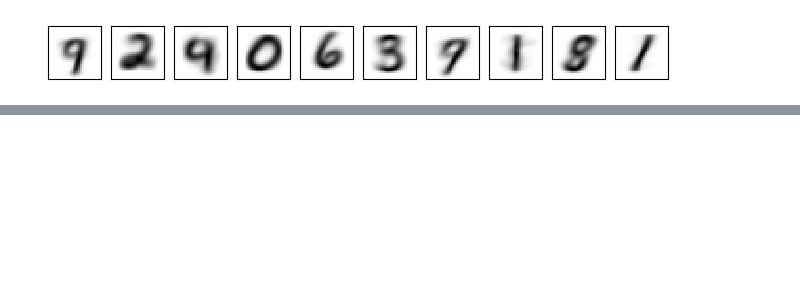
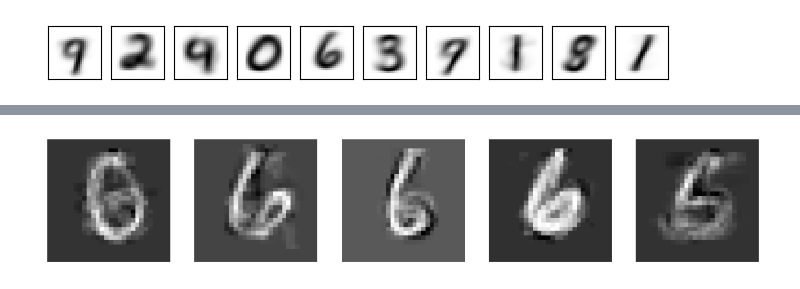
Before and after one commit to michaeljharris/ItML_Asn_3_Students, a Jupyter notebook: cluster_asn.ipynb, the cells around one changed output, grey strips where cells are left out. Cells and saved outputs as stored; diff of their text form; code cells hidden in the pictures; blank space fills up the shorter version.

```diff
--- a/cluster_asn.ipynb
+++ b/cluster_asn.ipynb
@@ -240,0 +179,13 @@ writeNumber(123)
+# %%
+digit_to_generate = 2  # Change this to the digit you want to generate
+gmm_model = gmm_models[manual_labels[digit_to_generate]]
+n_samples = 5  # Number of samples to generate
+generated_samples = gmm_model.sample(n_samples)
+plt.figure(figsize=(10, 2))
+for i in range(n_samples):
+    plt.subplot(1, n_samples, i + 1)
+    plt.imshow(generated_samples[0][i].reshape(28, 28), cmap = 'gray')
+    plt.axis('off')
+plt.show()
+# %% [output]
+[figure, added]
```
Also changed, not shown: parts of 11 cells of this notebook.
